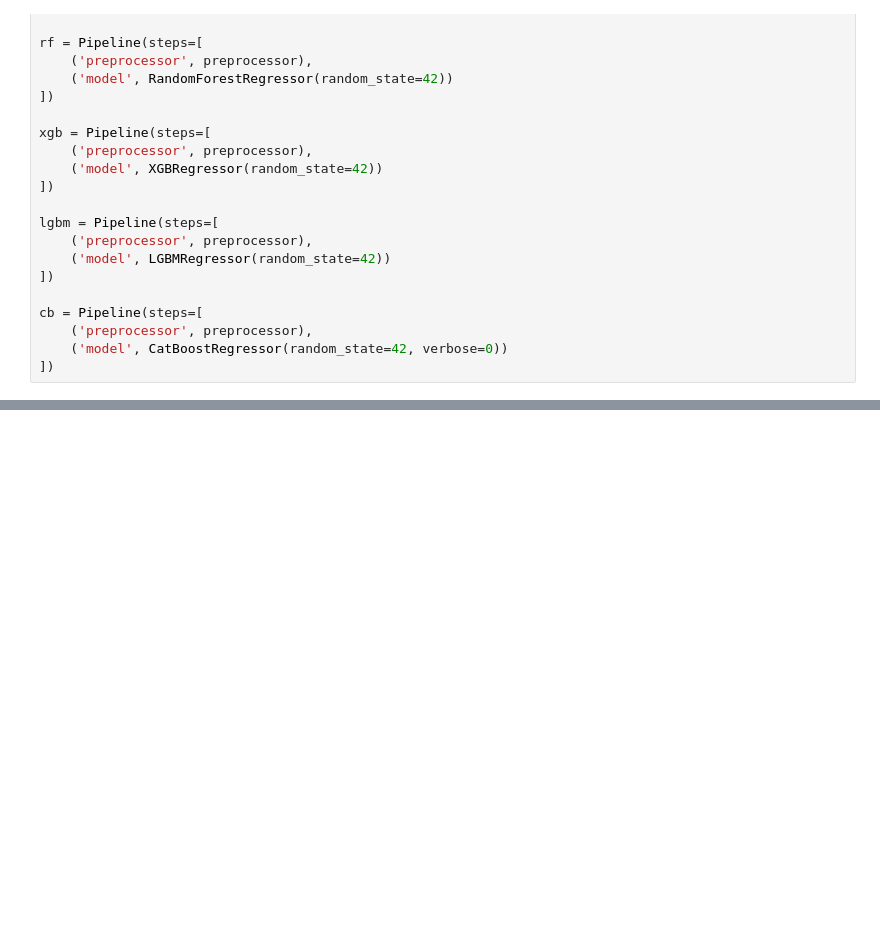
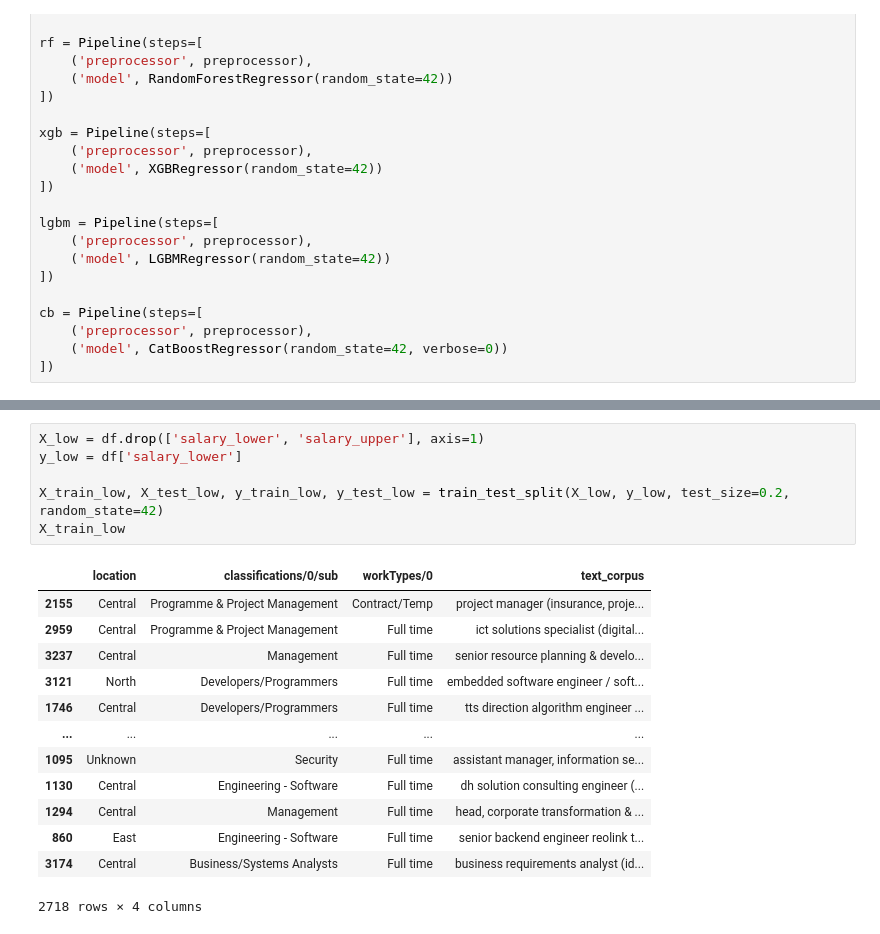
Before and after one commit to dodyharianto/singapore-tech-jobs-salary-predictor, a Jupyter notebook: notebooks/modeling.ipynb, the cells around one changed output, grey strips where cells are left out. Cells and saved outputs as stored; diff of their text form; blank space fills up the shorter version.

```diff
--- a/notebooks/modeling.ipynb
+++ b/notebooks/modeling.ipynb
@@ -211,0 +253,20 @@ joblib.dump(xgb, '../models/xgb_baseline_v2.pkl')
+# %%
+X_low = df.drop(['salary_lower', 'salary_upper'], axis=1)
+y_low = df['salary_lower']
+
+X_train_low, X_test_low, y_train_low, y_test_low = train_test_split(X_low, y_low, test_size=0.2, random_state=42)
+X_train_low
+# %% [output]
+|  | location | classifications/0/sub | workTypes/0 | text_corpus |
+| 2155 | Central | Programme & Project Management | Contract/Temp | project manager (insurance, proje... |
+| 2959 | Central | Programme & Project Management | Full time | ict solutions specialist (digital... |
+| 3237 | Central | Management | Full time | senior resource planning & develo... |
+| 3121 | North | Developers/Programmers | Full time | embedded software engineer / soft... |
+| 1746 | Central | Developers/Programmers | Full time | tts direction algorithm engineer ... |
+| ... | ... | ... | ... | ... |
+| 1095 | Unknown | Security | Full time | assistant manager, information se... |
+| 1130 | Central | Engineering - Software | Full time | dh solution consulting engineer (... |
+| 1294 | Central | Management | Full time | head, corporate transformation & ... |
+| 860 | East | Engineering - Software | Full time | senior backend engineer reolink t... |
+| 3174 | Central | Business/Systems Analysts | Full time | business requirements analyst (id... |
+2718 rows × 4 columns
```
Also changed, not shown: parts of 18 cells of this notebook.
